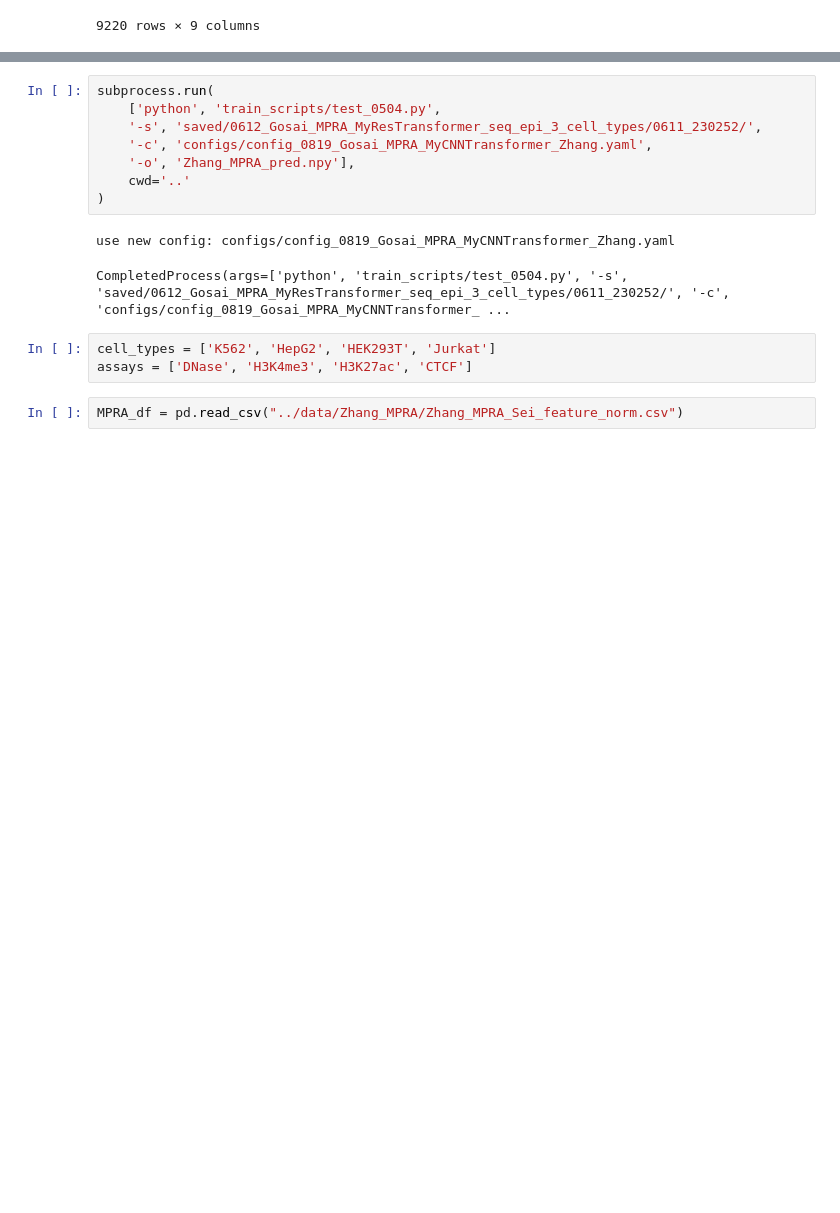
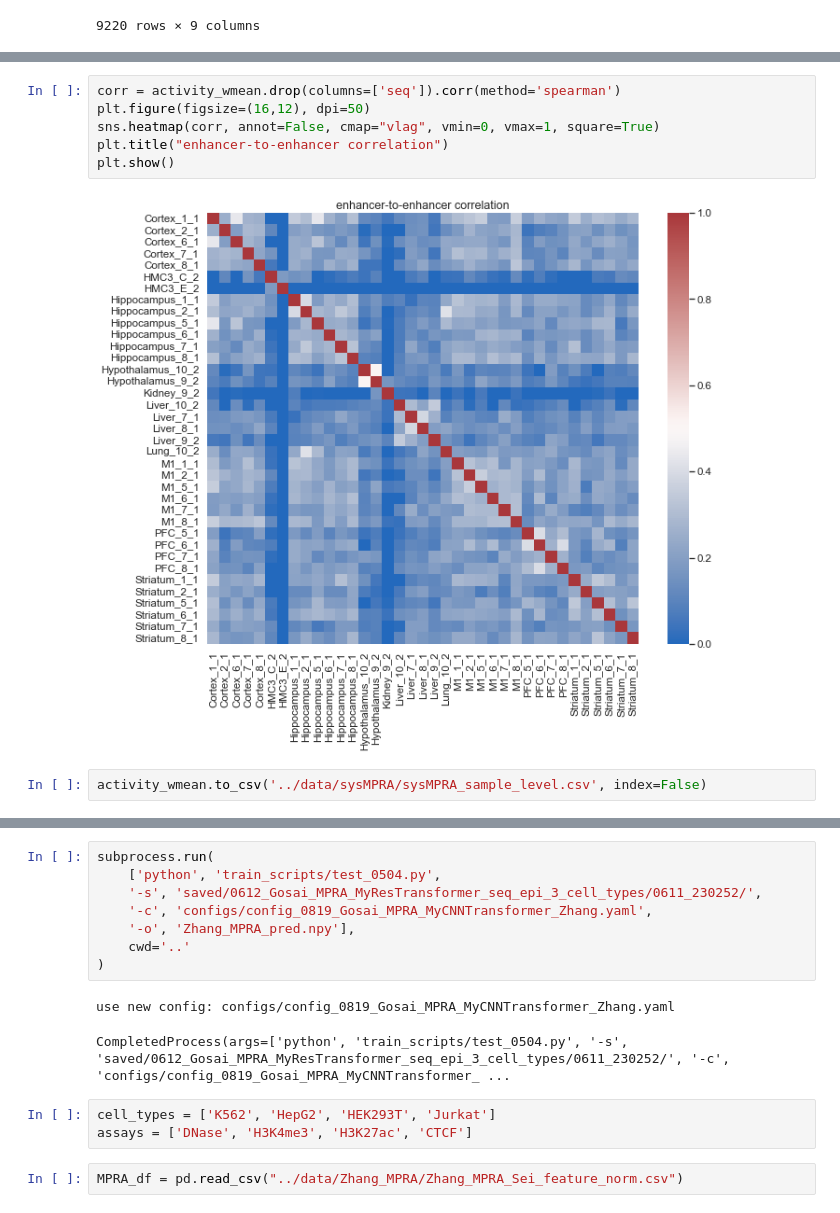
Before and after one commit to maplecai/MPRA_predict, a Jupyter notebook: predict_epi_features/11.1_sysMPRA_process_raw_data.ipynb, the cells around one changed output, grey strips where cells are left out. Cells and saved outputs as stored; diff of their text form; blank space fills up the shorter version.

Commit message:
0918 sysMPRA

```diff
--- a/predict_epi_features/11.1_sysMPRA_process_raw_data.ipynb
+++ b/predict_epi_features/11.1_sysMPRA_process_raw_data.ipynb
@@ -327,0 +206,10 @@ print(pred_array.shape)
+# %%
+corr = activity_wmean.drop(columns=['seq']).corr(method='spearman')
+plt.figure(figsize=(16,12), dpi=50)
+sns.heatmap(corr, annot=False, cmap="vlag", vmin=0, vmax=1, square=True)
+plt.title("enhancer-to-enhancer correlation")
+plt.show()
+# %% [output]
+[figure, added]
+# %%
+activity_wmean.to_csv('../data/sysMPRA/sysMPRA_sample_level.csv', index=False)
```
Also changed, not shown: parts of 44 cells of this notebook, 20 other files.
